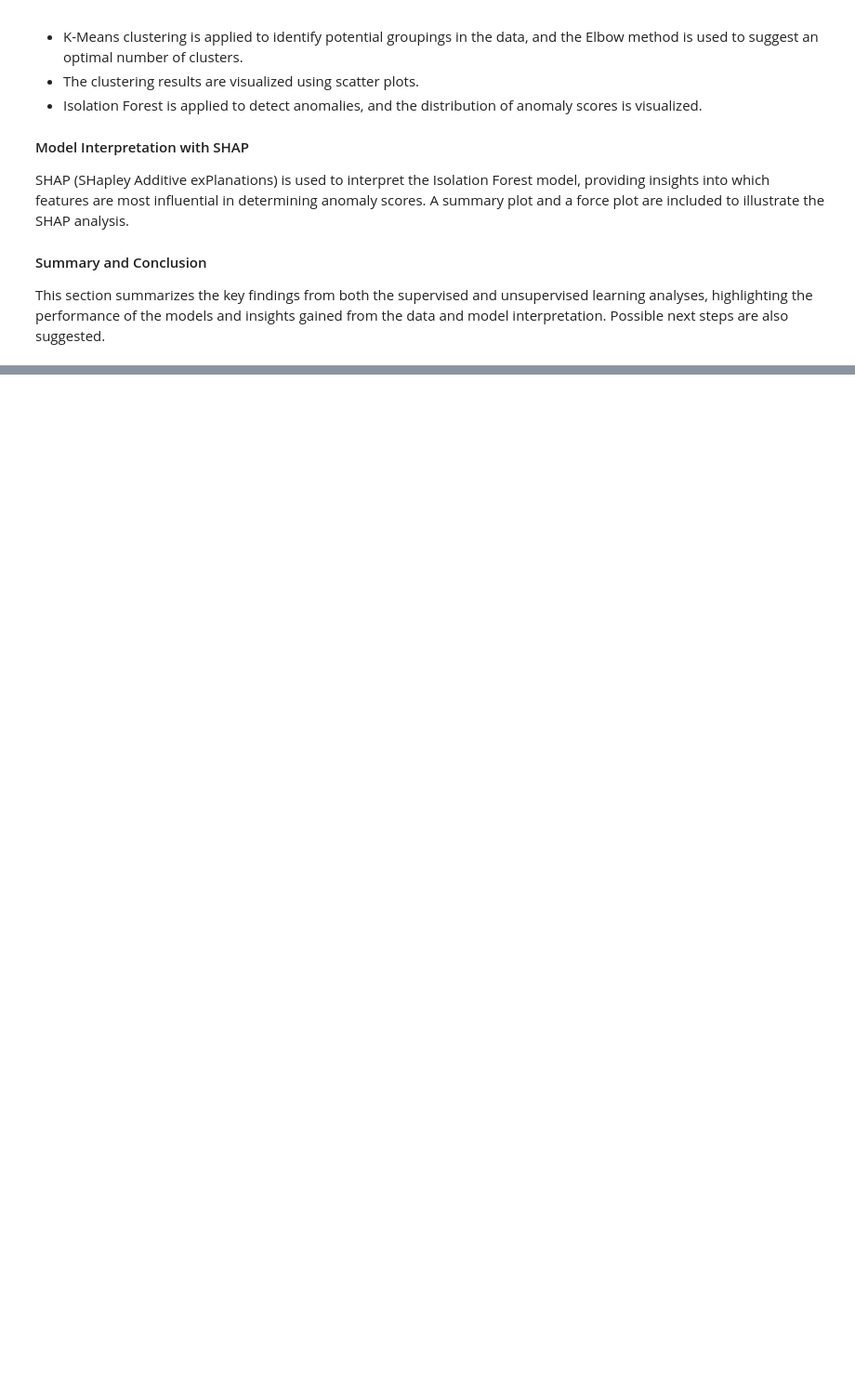
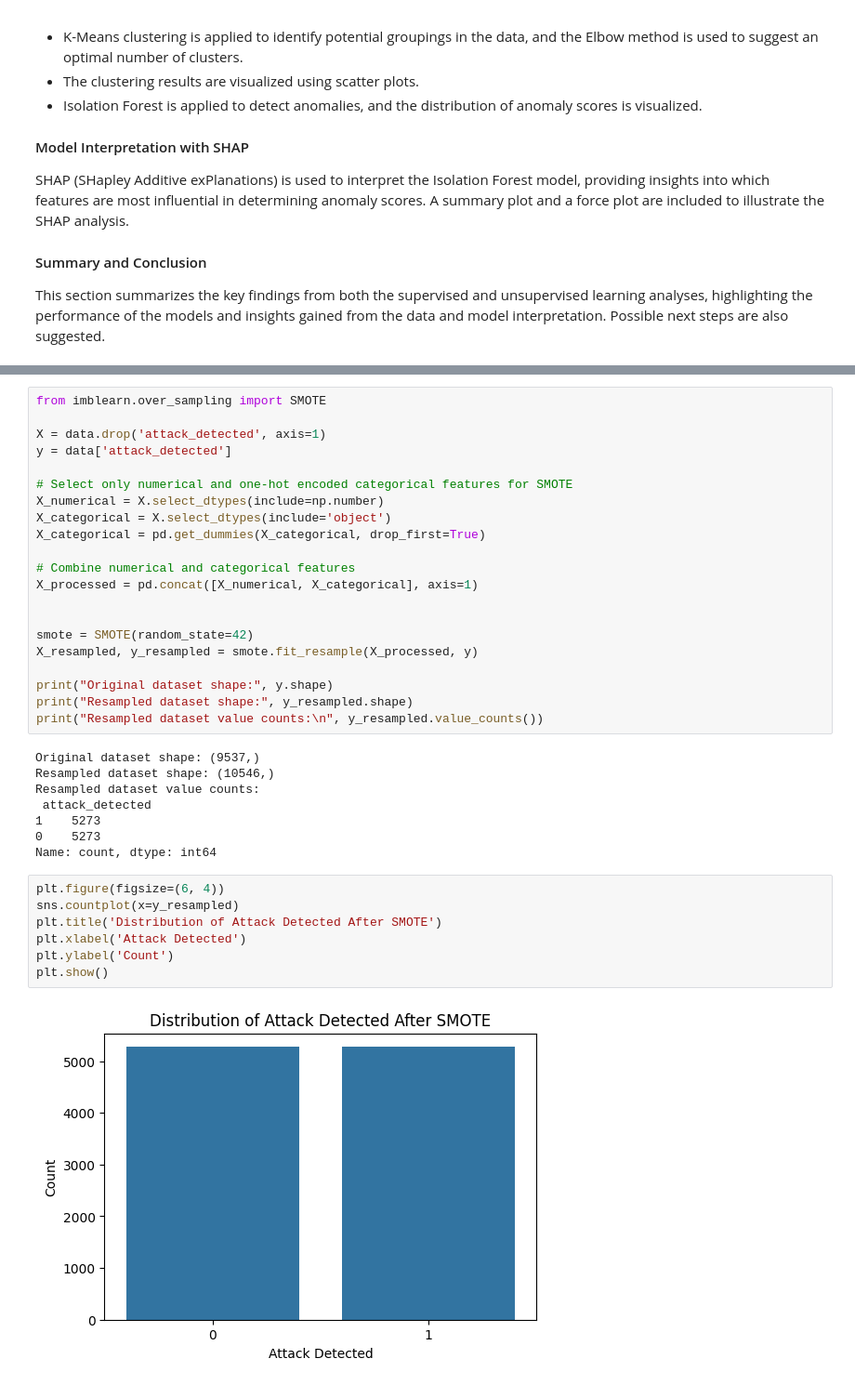
Before and after one commit to aminayusif/Intrudex, a Jupyter notebook: Intrudex_Cybersecurity_Intrusion_Detection_Analysis.ipynb, the cells around one changed output, grey strips where cells are left out. Shown: that part at 93% size. Cells and saved outputs as stored; diff of their text form; blank space fills up the shorter version.

```diff
--- a/Intrudex_Cybersecurity_Intrusion_Detection_Analysis.ipynb
+++ b/Intrudex_Cybersecurity_Intrusion_Detection_Analysis.ipynb
@@ -55,0 +219,38 @@ This section summarizes the key findings from both the supervised and unsupervis
+# %%
+from imblearn.over_sampling import SMOTE
+
+X = data.drop('attack_detected', axis=1)
+y = data['attack_detected']
+
+# Select only numerical and one-hot encoded categorical features for SMOTE
+X_numerical = X.select_dtypes(include=np.number)
+X_categorical = X.select_dtypes(include='object')
+X_categorical = pd.get_dummies(X_categorical, drop_first=True)
+
+# Combine numerical and categorical features
+X_processed = pd.concat([X_numerical, X_categorical], axis=1)
+
+
+smote = SMOTE(random_state=42)
+X_resampled, y_resampled = smote.fit_resample(X_processed, y)
+
+print("Original dataset shape:", y.shape)
+print("Resampled dataset shape:", y_resampled.shape)
+print("Resampled dataset value counts:\n", y_resampled.value_counts())
+# %% [output]
+Original dataset shape: (9537,)
+Resampled dataset shape: (10546,)
+Resampled dataset value counts:
+ attack_detected
+1    5273
+0    5273
+Name: count, dtype: int64
+# %%
+plt.figure(figsize=(6, 4))
+sns.countplot(x=y_resampled)
+plt.title('Distribution of Attack Detected After SMOTE')
+plt.xlabel('Attack Detected')
+plt.ylabel('Count')
+plt.show()
+# %% [output]
+[figure, added]
```
Also changed, not shown: parts of 29 cells of this notebook.
